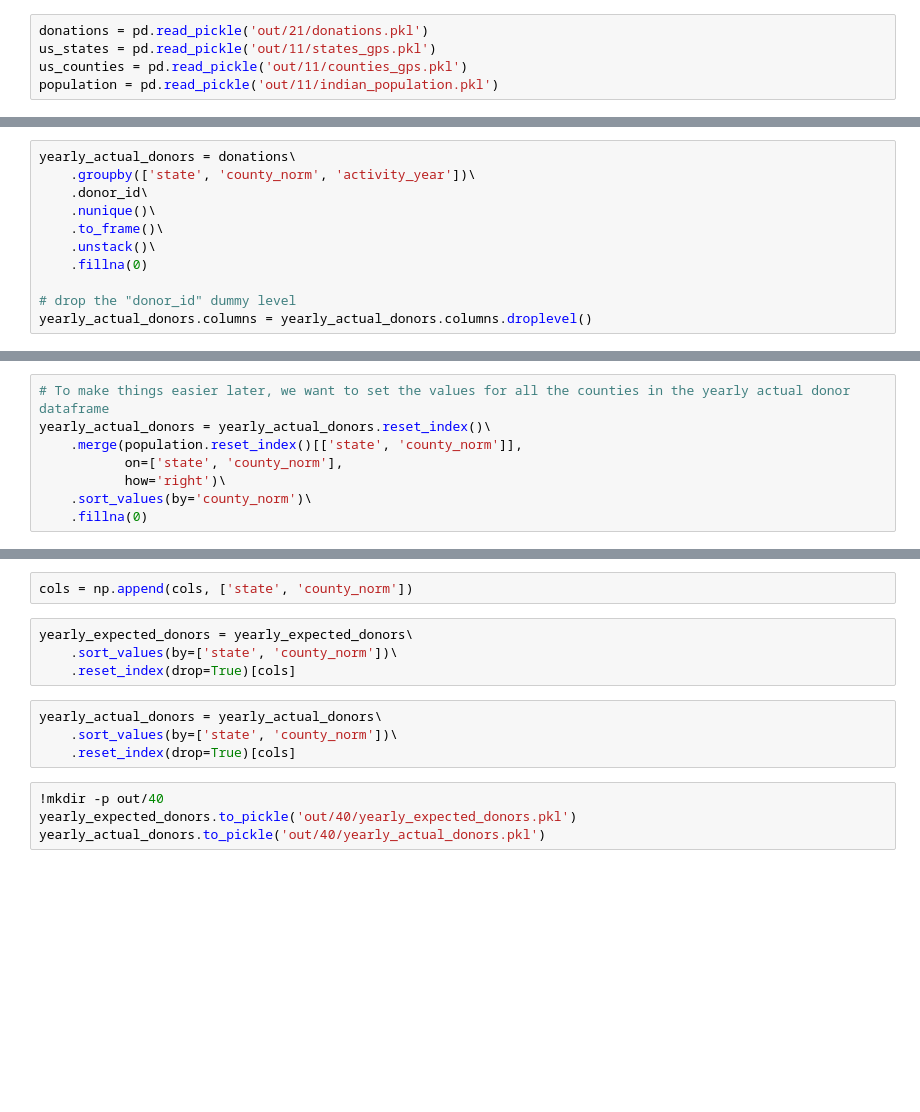
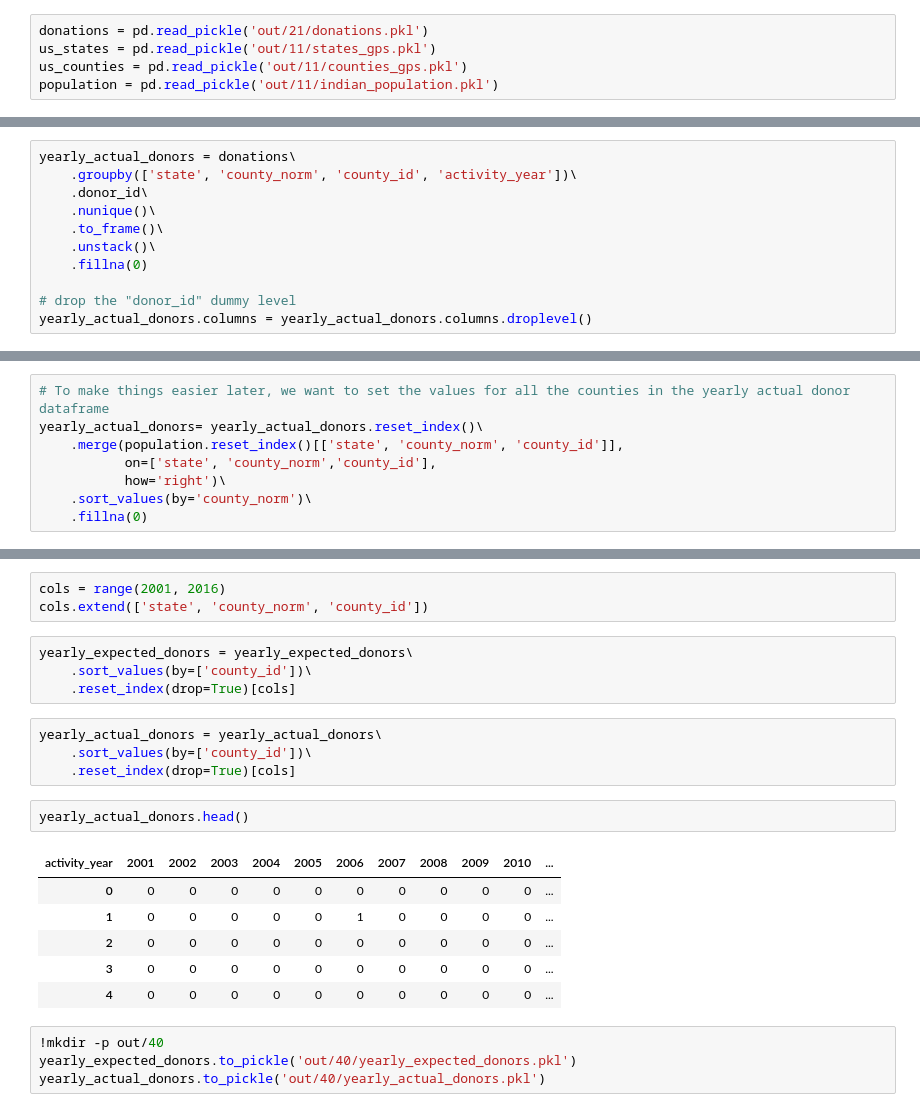
Before and after one commit to sharathmalladi/SEF, a Jupyter notebook: 40_Data_preparation.ipynb, the cells around one changed output, grey strips where cells are left out. Saved outputs shown, nothing was run; the diff lists cells and outputs as text; blank space fills up the shorter version.

```diff
--- a/40_Data_preparation.ipynb
+++ b/40_Data_preparation.ipynb
@@ -24,7 +21,7 @@ yearly_expected_donors = population.set_index(['state', 'county_norm']).mul(year
 yearly_expected_donors = yearly_expected_donors.reset_index()
 # %%
 yearly_actual_donors = donations\
-    .groupby(['state', 'county_norm', 'activity_year'])\
+    .groupby(['state', 'county_norm', 'county_id', 'activity_year'])\
     .donor_id\
     .nunique()\
     .to_frame()\
@@ -41,8 +38,8 @@ yearly_expected_donors.shape, yearly_actual_donors.shape, population.shape
 # %%
 # To make things easier later, we want to set the values for all the counties in the yearly actual donor dataframe
-yearly_actual_donors = yearly_actual_donors.reset_index()\
-    .merge(population.reset_index()[['state', 'county_norm']],
-           on=['state', 'county_norm'],
+yearly_actual_donors= yearly_actual_donors.reset_index()\
+    .merge(population.reset_index()[['state', 'county_norm', 'county_id']],
+           on=['state', 'county_norm','county_id'],
            how='right')\
     .sort_values(by='county_norm')\
     .fillna(0)
@@ -56,13 +60,23 @@ cols = yearly_expected_donors.columns.values[2:]
 # %%
-cols = np.append(cols, ['state', 'county_norm'])
+cols = range(2001, 2016)
+cols.extend(['state', 'county_norm', 'county_id'])
 # %%
 yearly_expected_donors = yearly_expected_donors\
-    .sort_values(by=['state', 'county_norm'])\
+    .sort_values(by=['county_id'])\
     .reset_index(drop=True)[cols]
 # %%
 yearly_actual_donors = yearly_actual_donors\
-    .sort_values(by=['state', 'county_norm'])\
+    .sort_values(by=['county_id'])\
     .reset_index(drop=True)[cols]
+# %%
+yearly_actual_donors.head()
+# %% [output]
+| activity_year | 2001 | 2002 | 2003 | 2004 | 2005 | 2006 | 2007 | 2008 | 2009 | 2010 | ... |
+| 0 | 0 | 0 | 0 | 0 | 0 | 0 | 0 | 0 | 0 | 0 | ... |
+| 1 | 0 | 0 | 0 | 0 | 0 | 1 | 0 | 0 | 0 | 0 | ... |
+| 2 | 0 | 0 | 0 | 0 | 0 | 0 | 0 | 0 | 0 | 0 | ... |
+| 3 | 0 | 0 | 0 | 0 | 0 | 0 | 0 | 0 | 0 | 0 | ... |
+| 4 | 0 | 0 | 0 | 0 | 0 | 0 | 0 | 0 | 0 | 0 | ... |
 # %%
 !mkdir -p out/40
 yearly_expected_donors.to_pickle('out/40/yearly_expected_donors.pkl')
```
Also changed, not shown: parts of 14 cells of this notebook.
